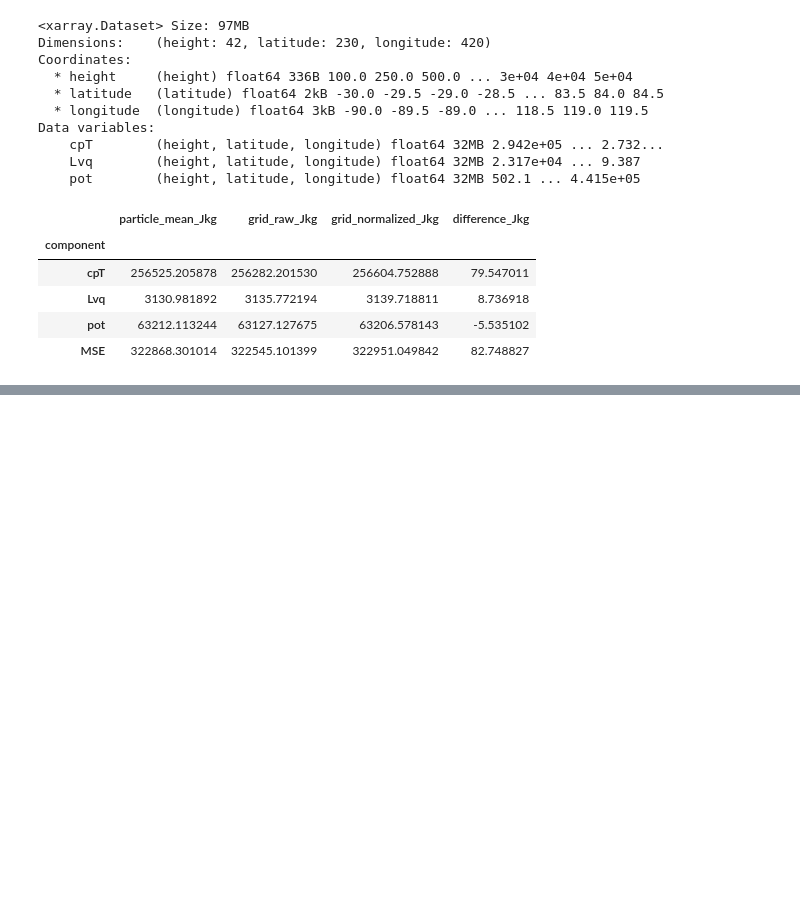
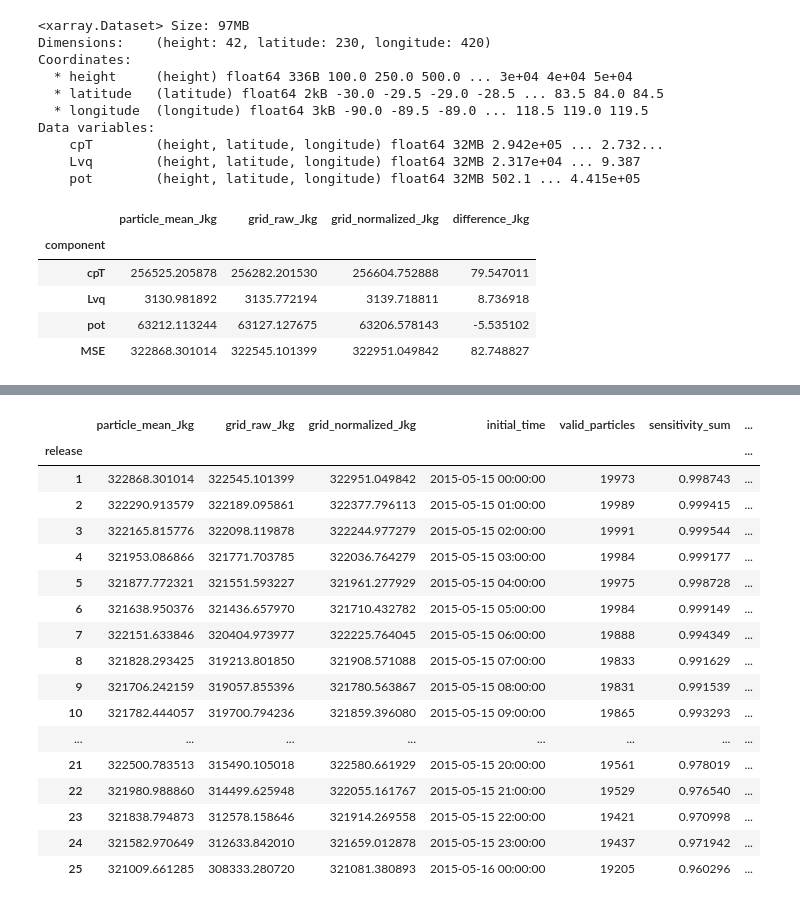
Before and after one commit to georgbrack/msc-thesis, a Jupyter notebook: analysis/read_binary/compare_initcond.ipynb, the cells around one changed output, grey strips where cells are left out. Cells and saved outputs as stored; diff of their text form; code cells hidden in the pictures; blank space fills up the shorter version.

```diff
--- a/analysis/read_binary/compare_initcond.ipynb
+++ b/analysis/read_binary/compare_initcond.ipynb
@@ -340,0 +526,25 @@ comparison
+# %%
+comparison_all = pd.DataFrame(
+    comparison_results
+).set_index(["release", "component"])
+
+comparison_all.xs("MSE", level="component")
+# %% [output]
+|  | particle_mean_Jkg | grid_raw_Jkg | grid_normalized_Jkg | initial_time | valid_particles | sensitivity_sum | ... |
+| release |  |  |  |  |  |  | ... |
+| 1 | 322868.301014 | 322545.101399 | 322951.049842 | 2015-05-15 00:00:00 | 19973 | 0.998743 | ... |
+| 2 | 322290.913579 | 322189.095861 | 322377.796113 | 2015-05-15 01:00:00 | 19989 | 0.999415 | ... |
+| 3 | 322165.815776 | 322098.119878 | 322244.977279 | 2015-05-15 02:00:00 | 19991 | 0.999544 | ... |
+| 4 | 321953.086866 | 321771.703785 | 322036.764279 | 2015-05-15 03:00:00 | 19984 | 0.999177 | ... |
+| 5 | 321877.772321 | 321551.593227 | 321961.277929 | 2015-05-15 04:00:00 | 19975 | 0.998728 | ... |
+| 6 | 321638.950376 | 321436.657970 | 321710.432782 | 2015-05-15 05:00:00 | 19984 | 0.999149 | ... |
+| 7 | 322151.633846 | 320404.973977 | 322225.764045 | 2015-05-15 06:00:00 | 19888 | 0.994349 | ... |
+| 8 | 321828.293425 | 319213.801850 | 321908.571088 | 2015-05-15 07:00:00 | 19833 | 0.991629 | ... |
+| 9 | 321706.242159 | 319057.855396 | 321780.563867 | 2015-05-15 08:00:00 | 19831 | 0.991539 | ... |
+| 10 | 321782.444057 | 319700.794236 | 321859.396080 | 2015-05-15 09:00:00 | 19865 | 0.993293 | ... |
+| ... | ... | ... | ... | ... | ... | ... | ... |
+| 21 | 322500.783513 | 315490.105018 | 322580.661929 | 2015-05-15 20:00:00 | 19561 | 0.978019 | ... |
+| 22 | 321980.988860 | 314499.625948 | 322055.161767 | 2015-05-15 21:00:00 | 19529 | 0.976540 | ... |
+| 23 | 321838.794873 | 312578.158646 | 321914.269558 | 2015-05-15 22:00:00 | 19421 | 0.970998 | ... |
+| 24 | 321582.970649 | 312633.842010 | 321659.012878 | 2015-05-15 23:00:00 | 19437 | 0.971942 | ... |
+| 25 | 321009.661285 | 308333.280720 | 321081.380893 | 2015-05-16 00:00:00 | 19205 | 0.960296 | ... |
```
Also changed, not shown: parts of 4 cells of this notebook, 6 other files.
